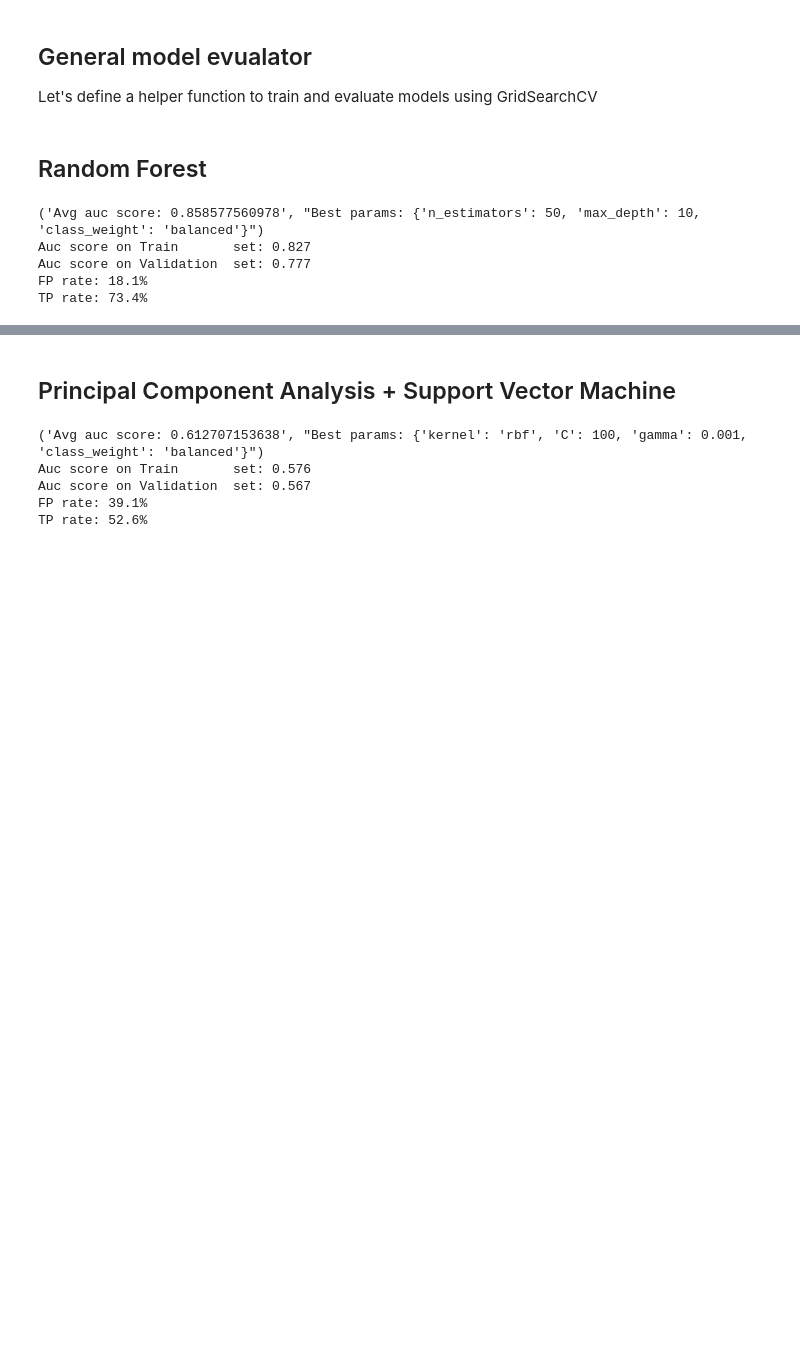
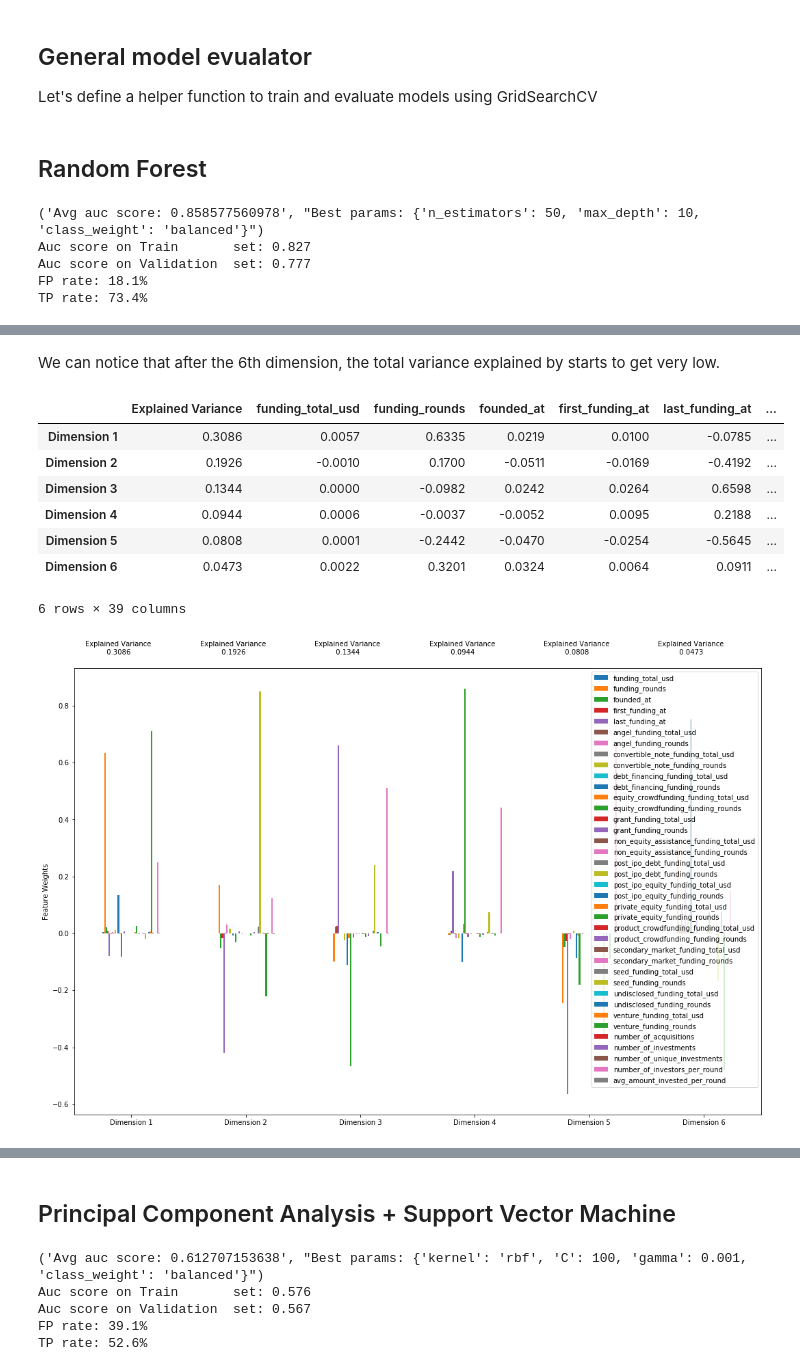
Before and after one commit to flsantos/startup_acquisition_forecast, a Jupyter notebook: modelling.ipynb, the cells around one changed output, grey strips where cells are left out. Cells and saved outputs as stored; diff of their text form; code cells hidden in the pictures; blank space fills up the shorter version.

```diff
--- a/modelling.ipynb
+++ b/modelling.ipynb
@@ -89,0 +109,23 @@ TP rate: 73.4%
+# %% [markdown]
+We can notice that after the 6th dimension, the total variance explained by starts to get very low.
+# %%
+import sys
+sys.path.insert(0, './exploratory_code')
+import visuals as vs
+
+
+pca = PCA(n_components=6)
+pca.fit(dtrain_numeric)
+
+# Generate PCA results plot
+vs.pca_results(dtrain_numeric, pca)
+# %% [output]
+|  | Explained Variance | funding_total_usd | funding_rounds | founded_at | first_funding_at | last_funding_at | ... |
+| Dimension 1 | 0.3086 | 0.0057 | 0.6335 | 0.0219 | 0.0100 | -0.0785 | ... |
+| Dimension 2 | 0.1926 | -0.0010 | 0.1700 | -0.0511 | -0.0169 | -0.4192 | ... |
+| Dimension 3 | 0.1344 | 0.0000 | -0.0982 | 0.0242 | 0.0264 | 0.6598 | ... |
+| Dimension 4 | 0.0944 | 0.0006 | -0.0037 | -0.0052 | 0.0095 | 0.2188 | ... |
+| Dimension 5 | 0.0808 | 0.0001 | -0.2442 | -0.0470 | -0.0254 | -0.5645 | ... |
+| Dimension 6 | 0.0473 | 0.0022 | 0.3201 | 0.0324 | 0.0064 | 0.0911 | ... |
+6 rows × 39 columns
+[figure, added]
```
Also changed, not shown: parts of 7 cells of this notebook, 4 other files.
